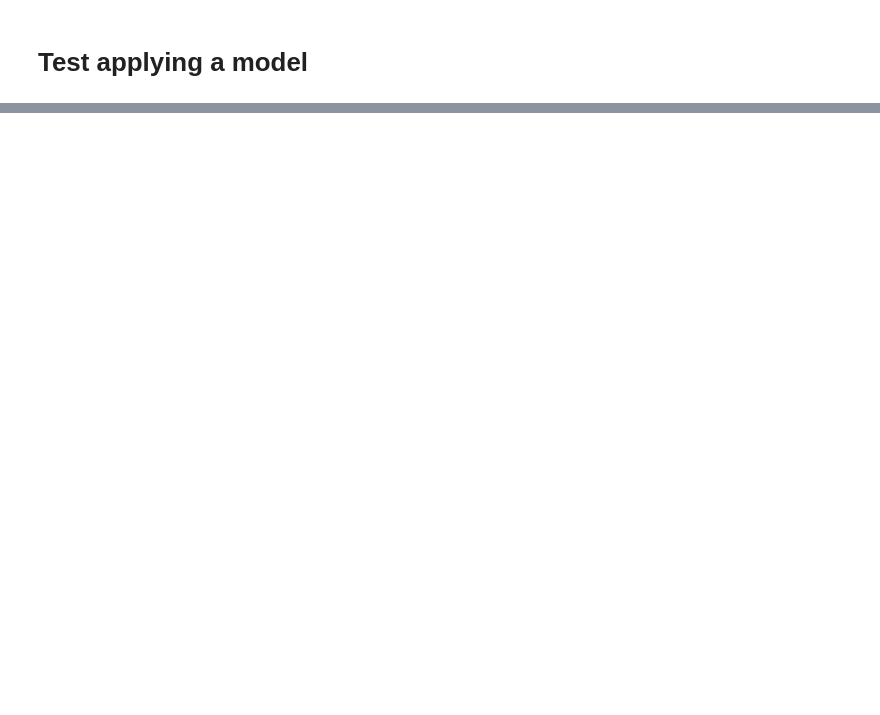
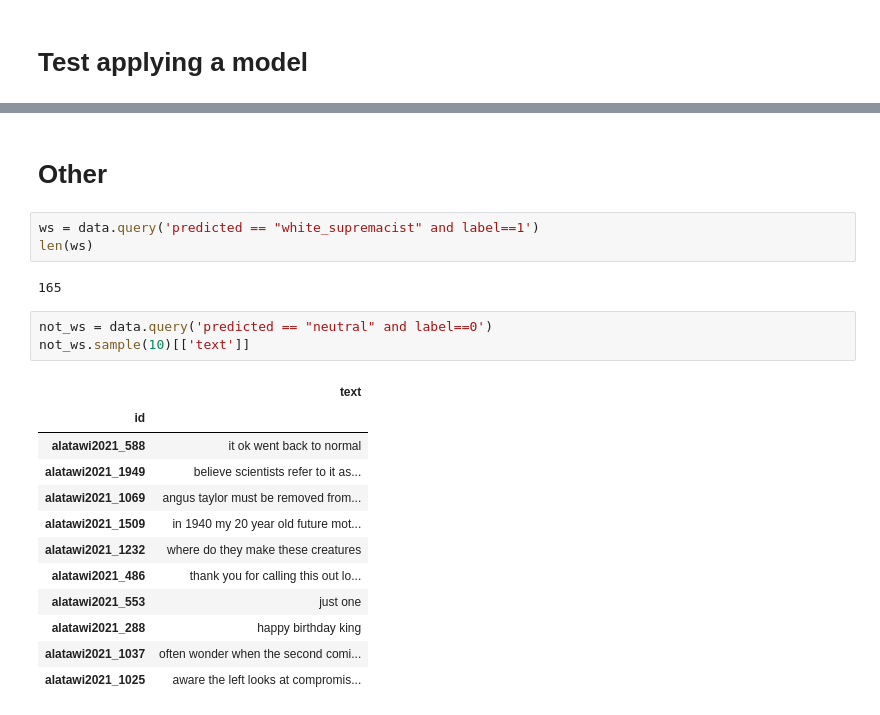
Before and after one commit to michaelmilleryoder/white_supremacist_lang, a Jupyter notebook: jupyter/share_models.ipynb, the cells around one changed output, grey strips where cells are left out. Saved outputs shown, nothing was run; the diff lists cells and outputs as text; blank space fills up the shorter version.

```diff
--- a/jupyter/share_models.ipynb
+++ b/jupyter/share_models.ipynb
@@ -11,0 +53,23 @@ model = AutoModelForSequenceClassification.from_pretrained(model_dirpath)
+# %% [markdown]
+# Other
+# %%
+ws = data.query('predicted == "white_supremacist" and label==1')
+len(ws)
+# %% [output]
+165
+# %%
+not_ws = data.query('predicted == "neutral" and label==0')
+not_ws.sample(10)[['text']]
+# %% [output]
+|  | text |
+| id |  |
+| alatawi2021_588 | it ok went back to normal |
+| alatawi2021_1949 | believe scientists refer to it as... |
+| alatawi2021_1069 | angus taylor must be removed from... |
+| alatawi2021_1509 | in 1940 my 20 year old future mot... |
+| alatawi2021_1232 | where do they make these creatures |
+| alatawi2021_486 | thank you for calling this out lo... |
+| alatawi2021_553 | just one |
+| alatawi2021_288 | happy birthday king |
+| alatawi2021_1037 | often wonder when the second comi... |
+| alatawi2021_1025 | aware the left looks at compromis... |
```
Also changed, not shown: parts of 31 cells of this notebook.
